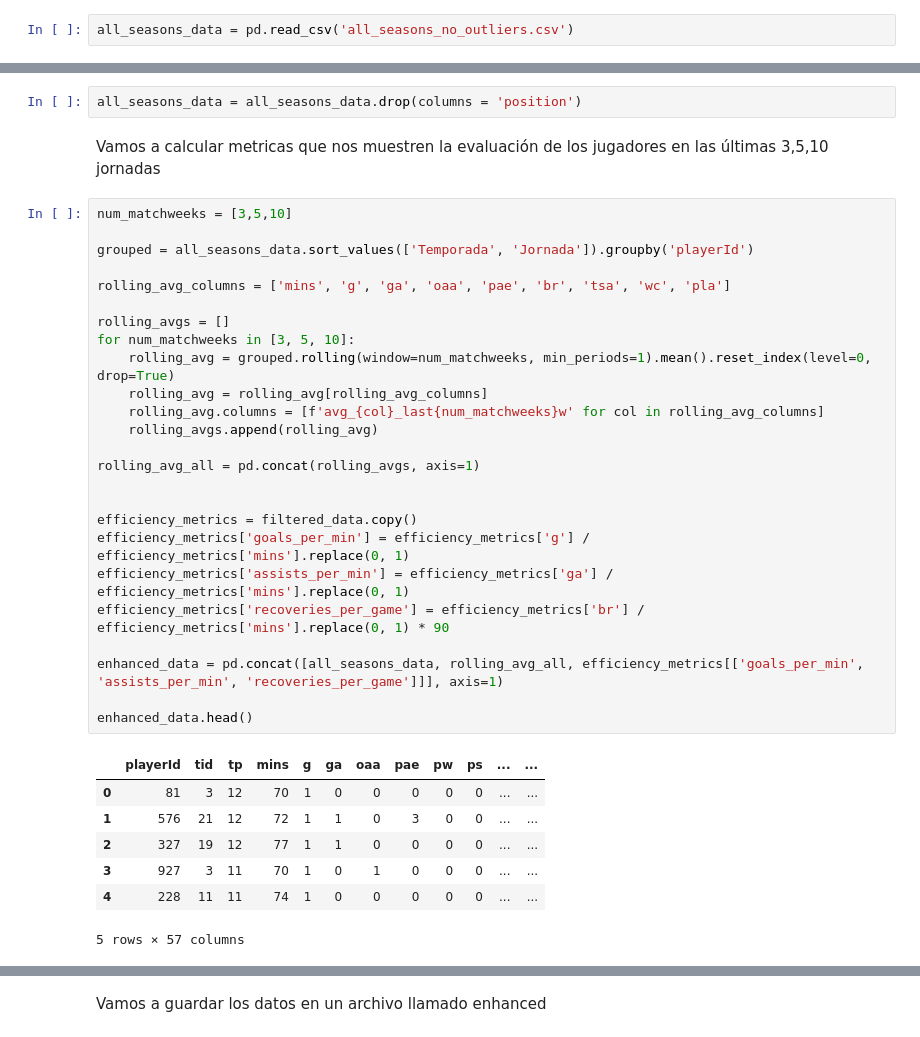
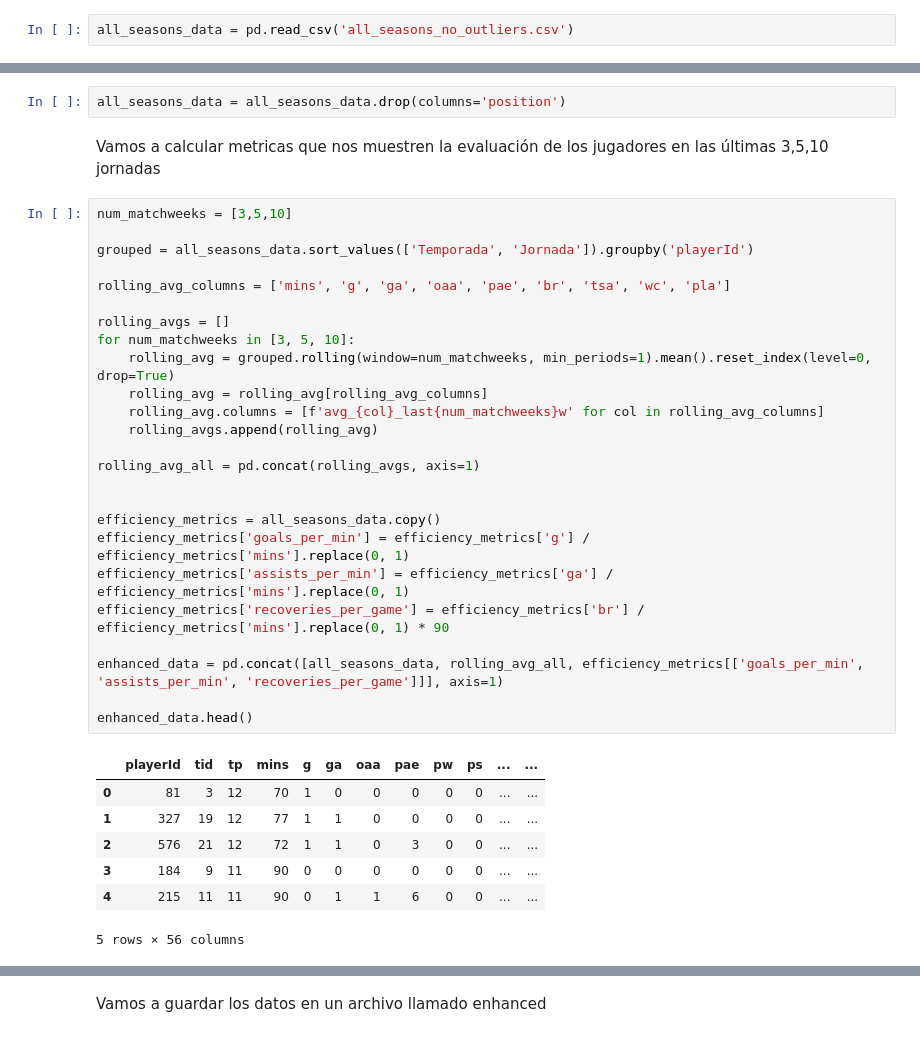
Before and after one commit to fernandez-a/La-liga-fantasy-predictor, a Jupyter notebook: la_liga/notebooks/02_train_test_mode.ipynb, the cells around one changed output, grey strips where cells are left out. Saved outputs shown, nothing was run; the diff lists cells and outputs as text.

```diff
--- a/la_liga/notebooks/02_train_test_mode.ipynb
+++ b/la_liga/notebooks/02_train_test_mode.ipynb
@@ -18,37 +29,37 @@ all_seasons_data = pd.read_csv('all_seasons_no_outliers.csv')
 # %%
-all_seasons_data = all_seasons_data.drop(columns = 'position')
+all_seasons_data = all_seasons_data.drop(columns='position')
 # %% [markdown]
 Vamos a calcular metricas que nos muestren la evaluación de los jugadores en las últimas 3,5,10 jornadas
 # %%
 num_matchweeks = [3,5,10]
 
 grouped = all_seasons_data.sort_values(['Temporada', 'Jornada']).groupby('playerId')
 
 rolling_avg_columns = ['mins', 'g', 'ga', 'oaa', 'pae', 'br', 'tsa', 'wc', 'pla']
 
 rolling_avgs = []
 for num_matchweeks in [3, 5, 10]:
     rolling_avg = grouped.rolling(window=num_matchweeks, min_periods=1).mean().reset_index(level=0, drop=True)
     rolling_avg = rolling_avg[rolling_avg_columns]
     rolling_avg.columns = [f'avg_{col}_last{num_matchweeks}w' for col in rolling_avg_columns]
     rolling_avgs.append(rolling_avg)
 
 rolling_avg_all = pd.concat(rolling_avgs, axis=1)
 
 
-efficiency_metrics = filtered_data.copy()
+efficiency_metrics = all_seasons_data.copy()
 efficiency_metrics['goals_per_min'] = efficiency_metrics['g'] / efficiency_metrics['mins'].replace(0, 1)
 efficiency_metrics['assists_per_min'] = efficiency_metrics['ga'] / efficiency_metrics['mins'].replace(0, 1)
 efficiency_metrics['recoveries_per_game'] = efficiency_metrics['br'] / efficiency_metrics['mins'].replace(0, 1) * 90
 
 enhanced_data = pd.concat([all_seasons_data, rolling_avg_all, efficiency_metrics[['goals_per_min', 'assists_per_min', 'recoveries_per_game']]], axis=1)
 
 enhanced_data.head()
 # %% [output]
 |  | playerId | tid | tp | mins | g | ga | oaa | pae | pw | ps | ... | ... |
 | 0 | 81 | 3 | 12 | 70 | 1 | 0 | 0 | 0 | 0 | 0 | ... | ... |
-| 1 | 576 | 21 | 12 | 72 | 1 | 1 | 0 | 3 | 0 | 0 | ... | ... |
-| 2 | 327 | 19 | 12 | 77 | 1 | 1 | 0 | 0 | 0 | 0 | ... | ... |
-| 3 | 927 | 3 | 11 | 70 | 1 | 0 | 1 | 0 | 0 | 0 | ... | ... |
-| 4 | 228 | 11 | 11 | 74 | 1 | 0 | 0 | 0 | 0 | 0 | ... | ... |
+| 1 | 327 | 19 | 12 | 77 | 1 | 1 | 0 | 0 | 0 | 0 | ... | ... |
+| 2 | 576 | 21 | 12 | 72 | 1 | 1 | 0 | 3 | 0 | 0 | ... | ... |
+| 3 | 184 | 9 | 11 | 90 | 0 | 0 | 0 | 0 | 0 | 0 | ... | ... |
+| 4 | 215 | 11 | 11 | 90 | 0 | 1 | 1 | 6 | 0 | 0 | ... | ... |
-5 rows × 57 columns
+5 rows × 56 columns
```
Also changed, not shown: parts of 20 cells of this notebook, 4 other files.
